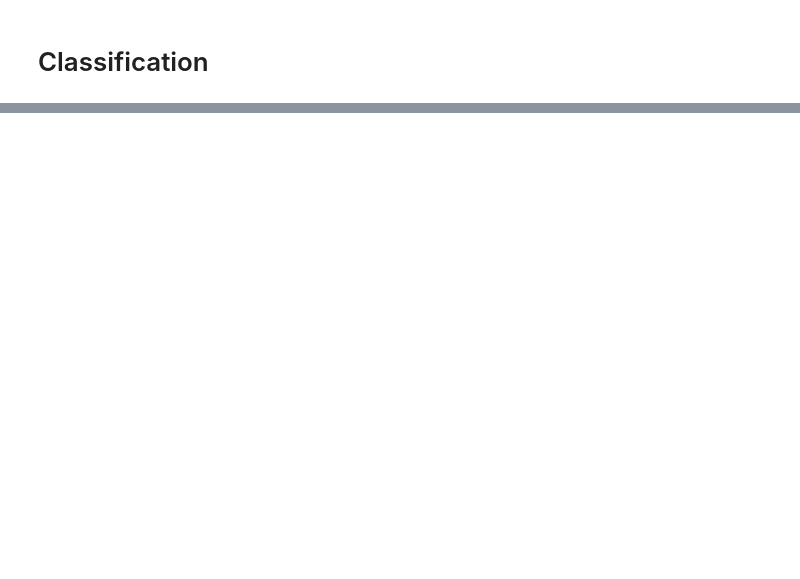
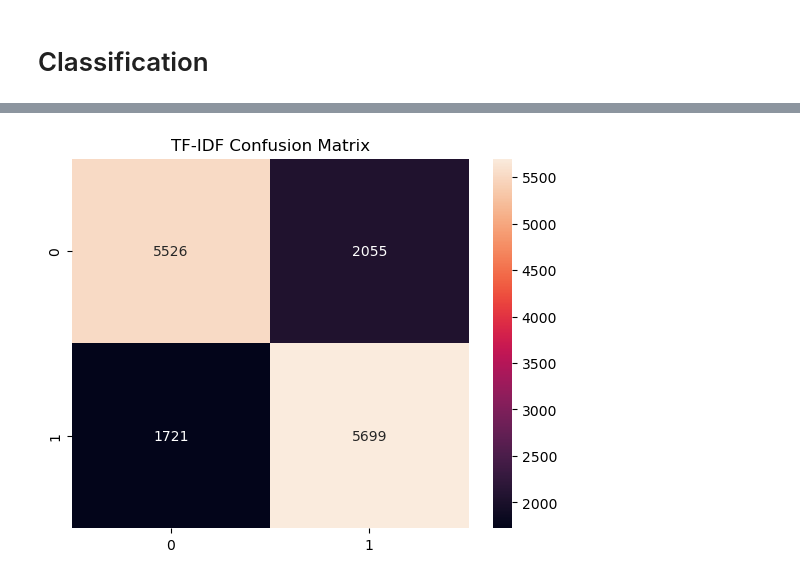
Before and after one commit to sabdelmoaty2380/ML-Programming-Final-Project, a Jupyter notebook: project_temp.ipynb, the cells around one changed output, grey strips where cells are left out. Saved outputs shown, nothing was run; the diff lists cells and outputs as text; code cells hidden in the pictures; blank space fills up the shorter version.

```diff
--- a/project_temp.ipynb
+++ b/project_temp.ipynb
@@ -255,0 +262,7 @@ Error:
+# %%
+# Confusion Matrix (example for bert)
+sns.heatmap(confusion_matrix(y_test, y_pred_gpt), annot=True, fmt='d')
+plt.title('TF-IDF Confusion Matrix')
+plt.show()
+# %% [output]
+[figure, added]
```
Also changed, not shown: parts of 17 cells of this notebook, 2 other files.
